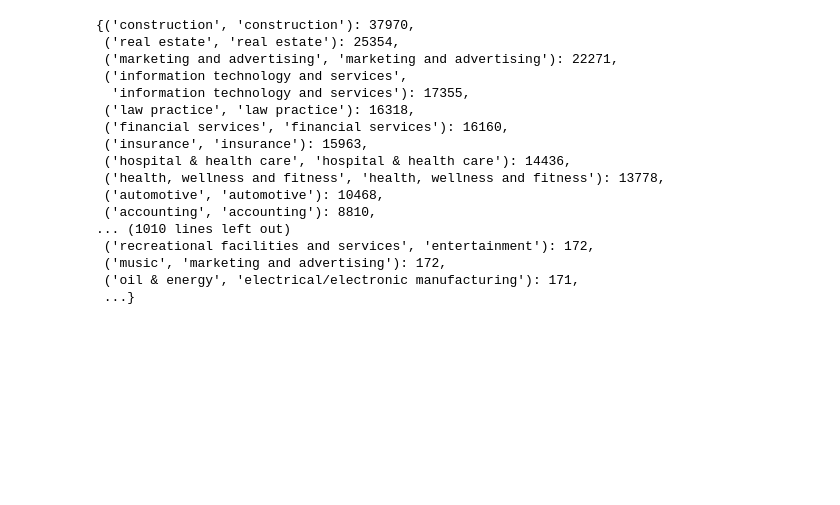
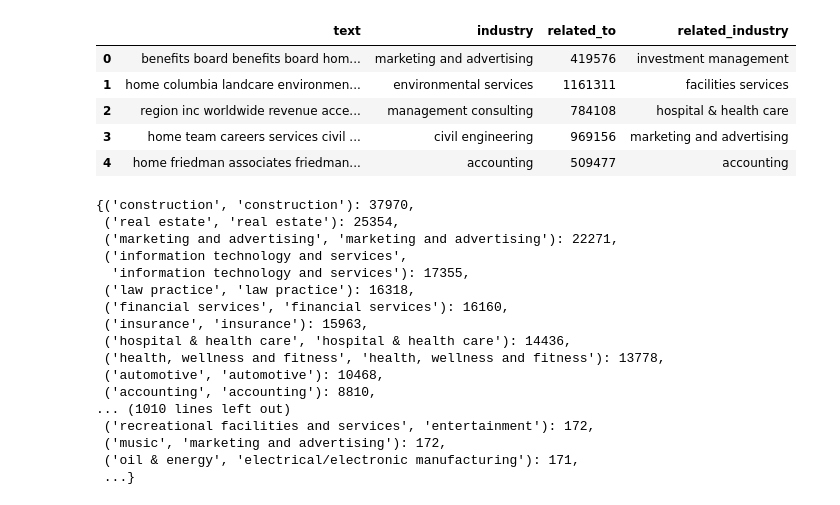
Before and after one commit to snirlugassy/data-science-lab-project, a Jupyter notebook: industry_graph.ipynb, the cells around one changed output. Saved outputs shown, nothing was run; the diff lists cells and outputs as text; code cells hidden in the pictures; blank space fills up the shorter version.

```diff
--- a/industry_graph.ipynb
+++ b/industry_graph.ipynb
@@ -5,4 +5,15 @@ import networkx as nx
 import matplotlib.pyplot as plt
 from collections import defaultdict
 import pandas as pd
+# %%
+# First time building the graph
+data = pd.read_csv('data.csv')
+data.head()
+# %% [output]
+|  | text | industry | related_to | related_industry |
+| 0 | benefits board benefits board hom... | marketing and advertising | 419576 | investment management |
+| 1 | home columbia landcare environmen... | environmental services | 1161311 | facilities services |
+| 2 | region inc worldwide revenue acce... | management consulting | 784108 | hospital & health care |
+| 3 | home team careers services civil ... | civil engineering | 969156 | marketing and advertising |
+| 4 | home friedman associates friedman... | accounting | 509477 | accounting |
 # %%
```
Also changed, not shown: parts of 2 cells of this notebook, 1 other file.
